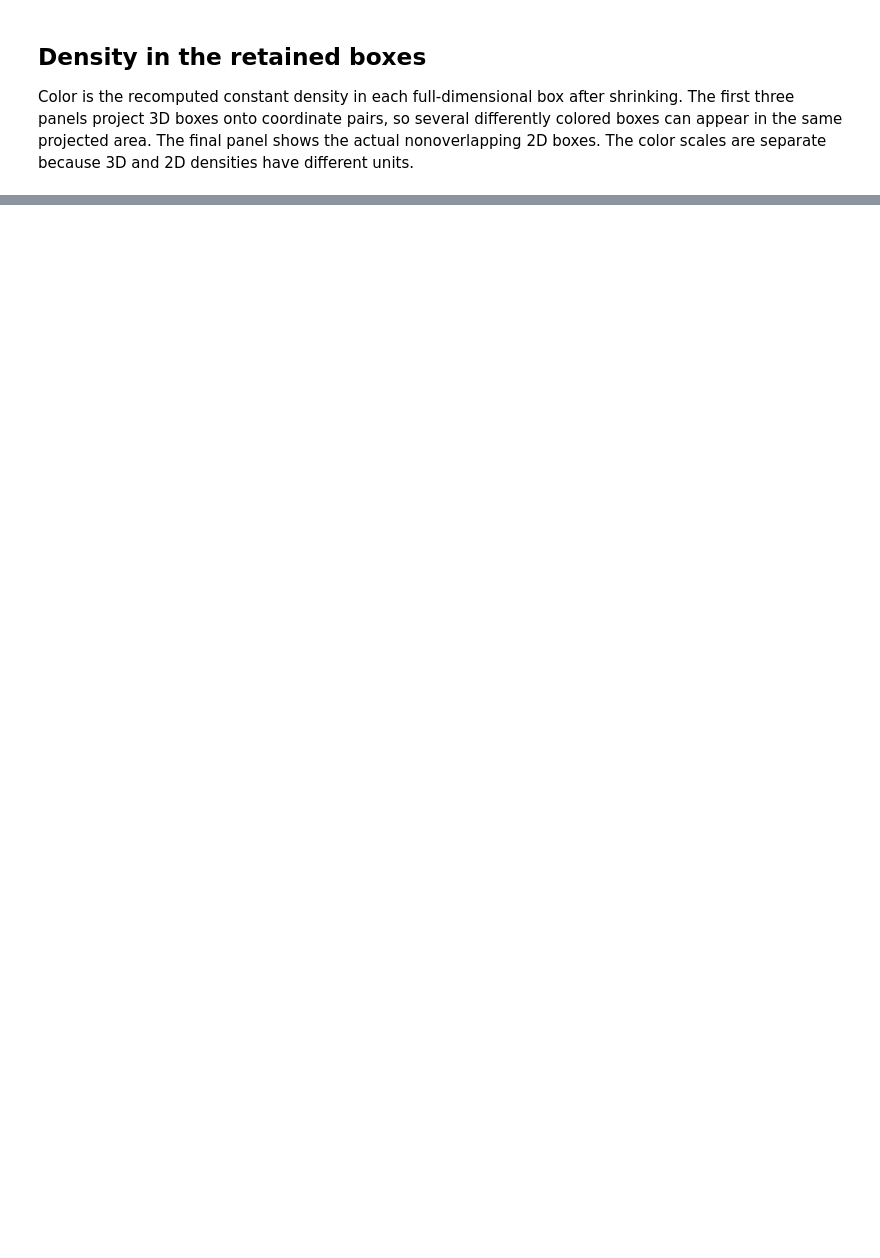
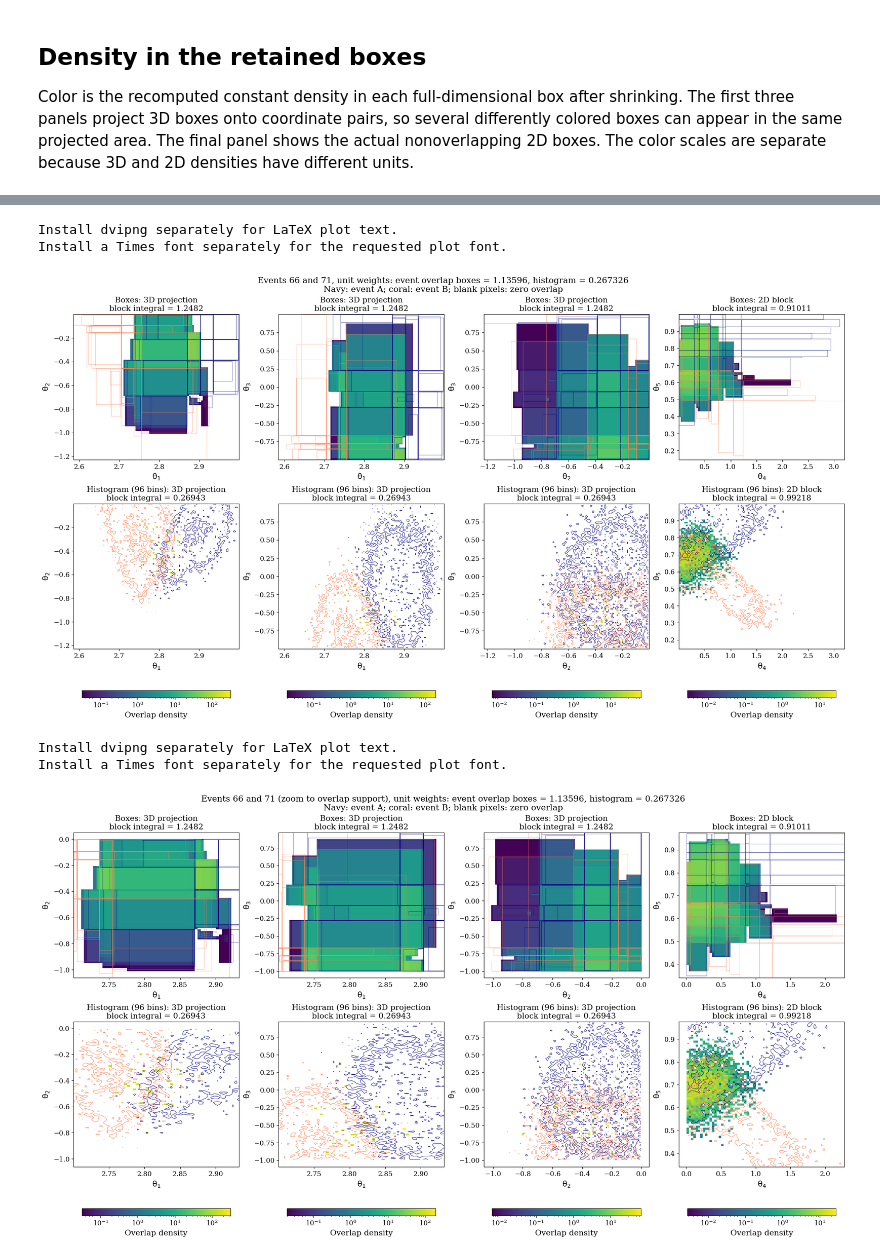
Before and after one commit to anbarsode/box_overlap, a Jupyter notebook: validation/playground.ipynb, the cells around one changed output, grey strips where cells are left out. Cells and saved outputs as stored; diff of their text form; code cells hidden in the pictures; blank space fills up the shorter version.

```diff
--- a/validation/playground.ipynb
+++ b/validation/playground.ipynb
@@ -189,0 +208,24 @@ plt.show()
+# %%
+sys.path.insert(0, str(project_root / "validation"))
+from bo import overlap_1v1, prepare_event
+from compare_overlap import compare_block
+
+idx1, idx2 = 66, 71
+samples_a = np.load(project_root / "validation" / "ARAK_samples" / f"event_{idx1}.npy", mmap_mode="r")
+samples_b = np.load(project_root / "validation" / "ARAK_samples" / f"event_{idx2}.npy", mmap_mode="r")
+event_a = make_event_boxes(samples_a, rng=np.random.default_rng(91 + idx1))
+event_b = make_event_boxes(samples_b, rng=np.random.default_rng(91 + idx2))
+prepared_a, prepared_b = prepare_event(event_a), prepare_event(event_b)
+exact = overlap_1v1(prepared_a, prepared_b)
+print(f"Events {idx1} and {idx2}: exact box overlap = {exact:.8g}")
+print(" bins     sample histogram      box midpoint grid       grid relative error")
+for bins in (24, 48, 96, 192):
+    sample_estimate, grid_estimate = 1., 1.
+    for columns, a, b in zip((slice(0, 3), slice(3, 5)), event_a.blocks, event_b.blocks):
+        sample_value, grid_value = compare_block(samples_a[:, columns], samples_b[:, columns],
+                                                 a, b, bins)
+        sample_estimate *= sample_value
+        grid_estimate *= grid_value
+    relative_error = abs(grid_estimate / exact - 1) if exact != 0 else float("nan")
+    print(f"{bins:5d}     {sample_estimate:16.8g}     {grid_estimate:16.8g}"
+          f"     {relative_error:16.3%}")
@@ -189,0 +259,21 @@ plt.show()
+# %%
+from plot_1v1_overlap import plot_intersection
+
+intersection_bins = 96
+intersection_folder = project_root / "validation" / "pair_finder_results"
+intersection_folder.mkdir(exist_ok=True)
+fig, intersection_maps = plot_intersection(
+    samples_a, samples_b, event_a, event_b, idx1, idx2, bins=intersection_bins,
+    output=intersection_folder / f"1v1_{idx1}_{idx2}.jpg")
+plt.show()
+fig, _ = plot_intersection(
+    samples_a, samples_b, event_a, event_b, idx1, idx2, bins=intersection_bins,
+    output=intersection_folder / f"1v1_{idx1}_{idx2}_zoom.jpg", zoom=True)
+plt.show()
+# %% [output]
+Install dvipng separately for LaTeX plot text.
+Install a Times font separately for the requested plot font.
+[figure, added]
+Install dvipng separately for LaTeX plot text.
+Install a Times font separately for the requested plot font.
+[figure, added]
```
Also changed, not shown: parts of 9 cells of this notebook, 19 other files.
